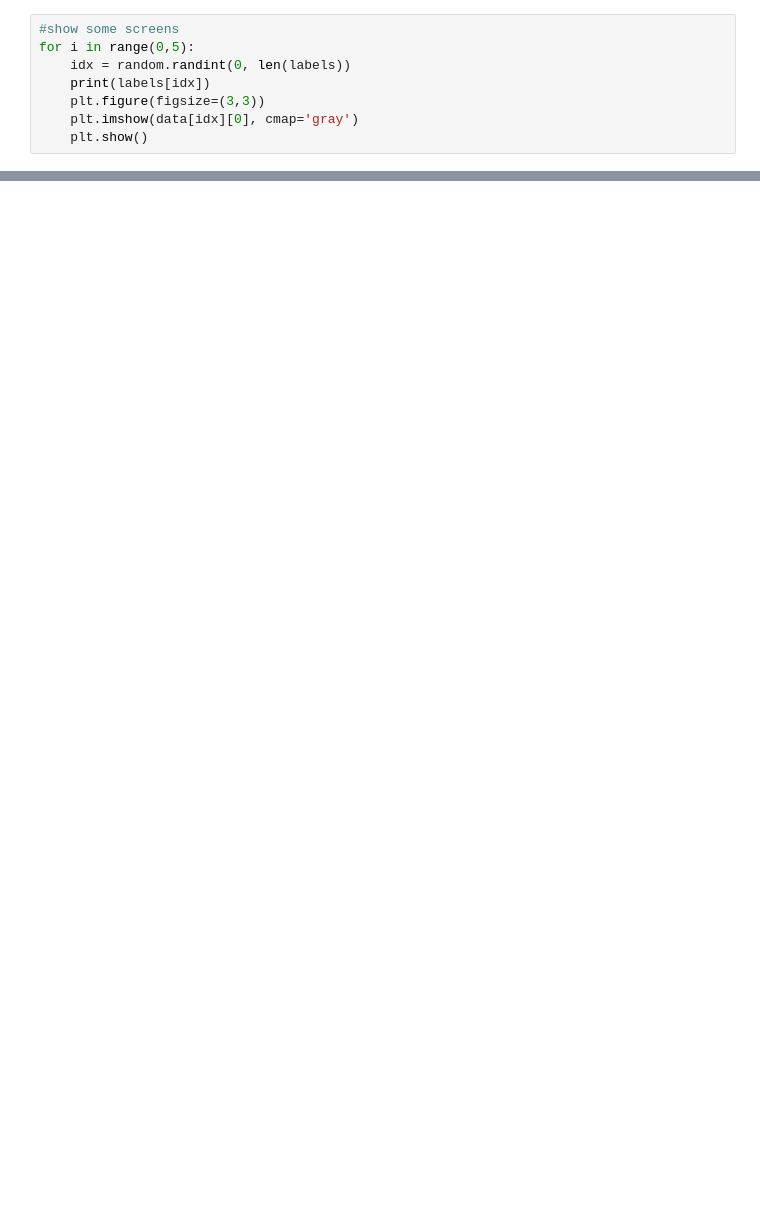
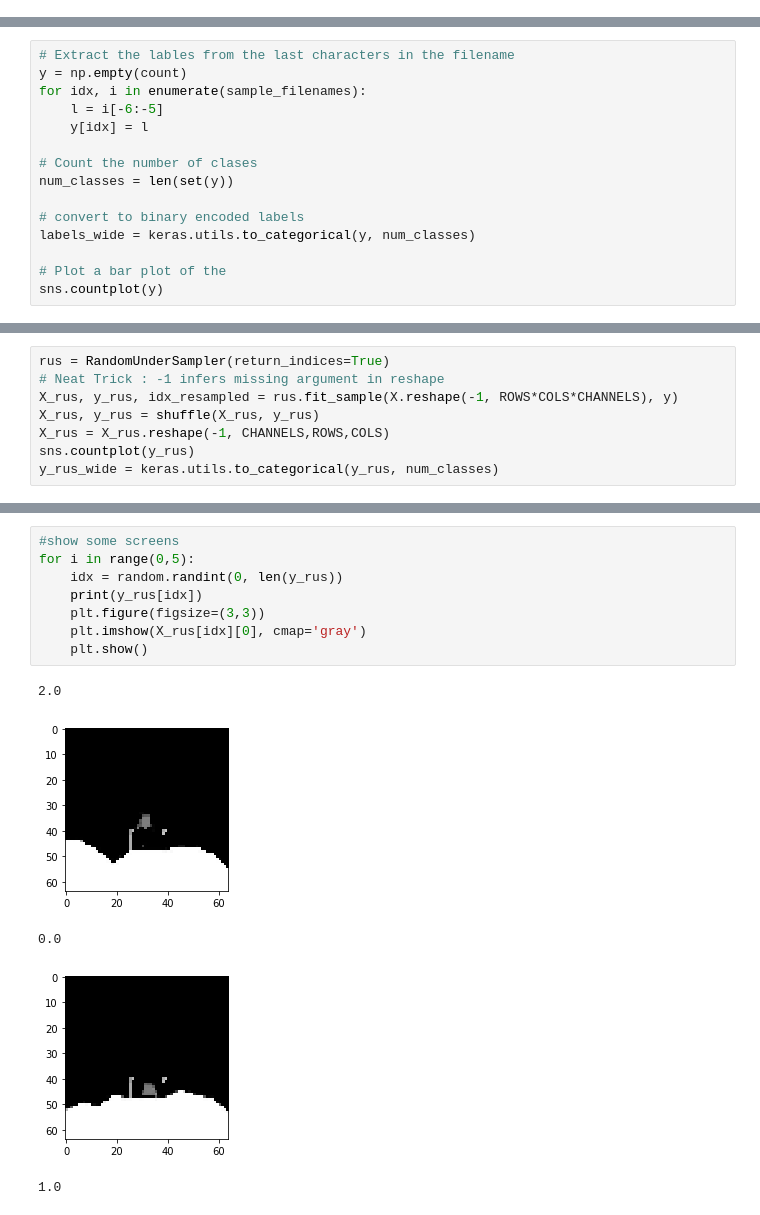
Before and after one commit to cojowy/lunar_lander, a Jupyter notebook: Task2.ipynb, the cells around one changed output, grey strips where cells are left out. Saved outputs shown, nothing was run; the diff lists cells and outputs as text; blank space fills up the shorter version.

```diff
--- a/Task2.ipynb
+++ b/Task2.ipynb
@@ -104,8 +0,0 @@ sns.countplot(labels)
-# %%
-#show some screens
-for i in range(0,5):
-    idx = random.randint(0, len(labels))
-    print(labels[idx])
-    plt.figure(figsize=(3,3))
-    plt.imshow(data[idx][0], cmap='gray')
-    plt.show()
@@ -374,0 +135,15 @@ Confusion Matrix
+# %%
+# Extract the lables from the last characters in the filename
+y = np.empty(count)
+for idx, i in enumerate(sample_filenames):
+    l = i[-6:-5]
+    y[idx] = l
+
+# Count the number of clases
+num_classes = len(set(y))
+
+# convert to binary encoded labels
+labels_wide = keras.utils.to_categorical(y, num_classes)
+
+# Plot a bar plot of the
+sns.countplot(y)
@@ -374,0 +153,8 @@ Confusion Matrix
+# %%
+rus = RandomUnderSampler(return_indices=True)
+# Neat Trick : -1 infers missing argument in reshape
+X_rus, y_rus, idx_resampled = rus.fit_sample(X.reshape(-1, ROWS*COLS*CHANNELS), y)
+X_rus, y_rus = shuffle(X_rus, y_rus)
+X_rus = X_rus.reshape(-1, CHANNELS,ROWS,COLS)
+sns.countplot(y_rus)
+y_rus_wide = keras.utils.to_categorical(y_rus, num_classes)
@@ -374,0 +163,14 @@ Confusion Matrix
+# %%
+#show some screens
+for i in range(0,5):
+    idx = random.randint(0, len(y_rus))
+    print(y_rus[idx])
+    plt.figure(figsize=(3,3))
+    plt.imshow(X_rus[idx][0], cmap='gray')
+    plt.show()
+# %% [output]
+2.0
+[figure, added]
+0.0
+[figure, added]
+1.0
```
Also changed, not shown: parts of 58 cells of this notebook, 1 other file.
